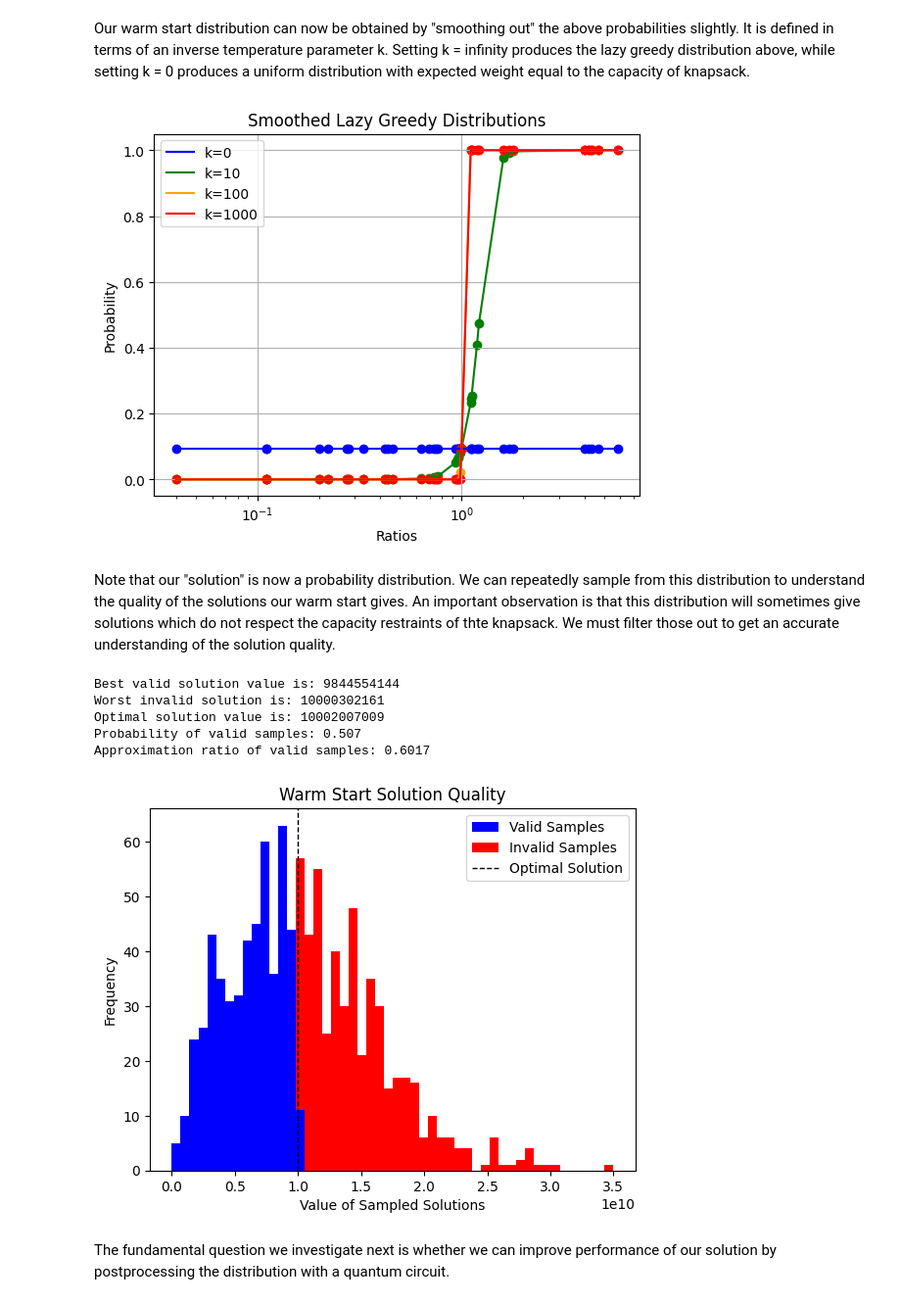
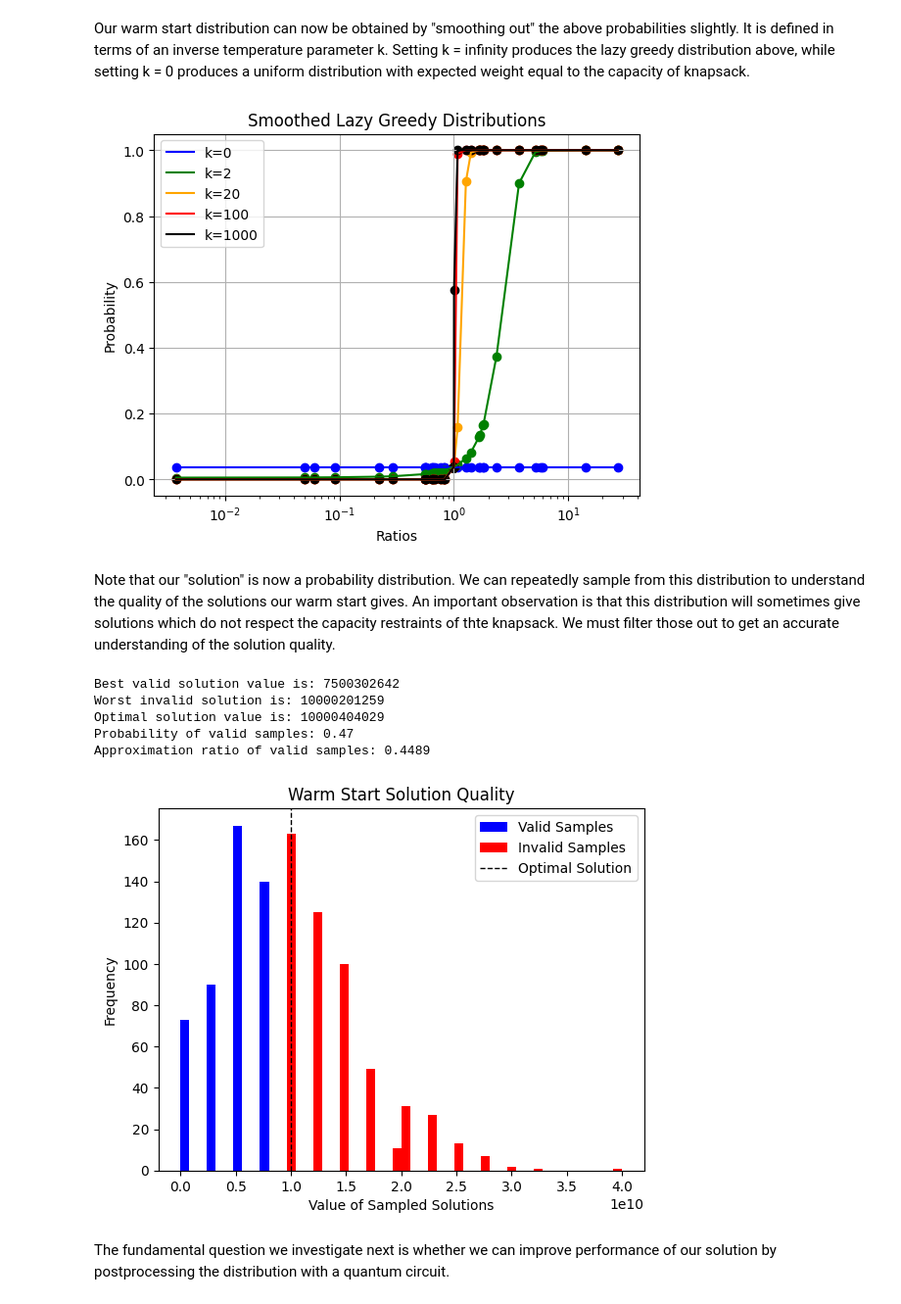
Before and after one commit to jhoule42/xQAOA_unit_commitment, a Jupyter notebook: demo.ipynb, the cells around one changed output. Shown at 98% size. Drawn from its saved outputs; the diff is of its cells as text; code cells hidden in the pictures.

```diff
--- a/demo.ipynb
+++ b/demo.ipynb
@@ -16,12 +16,12 @@ from scripts.utils.generate_problem_instances import get_knapsack_instance
 
 n, weights, values, capacity, frac= get_knapsack_instance(
     profit=False,
-    inversely_strongly_correlated=True,
+    inversely_strongly_correlated=False,
     random_ratio=False,
     use_hard_data=True,
     real_dataset_name="Hard",
     num_hard_instances=20,
-    instance_index= 10,
+    instance_index= 3,
     n=100,
     d=3,
     frac=0.09
@@ -89,8 +114,8 @@ Now lets solve the problem with Gurobi and plot the optimal solution.
 # %%
 # Solve the knapsack problem using Gurobi
 result_gurobi = gurobi_knapsack_solver(values, weights, capacity, verbose=False,
-                                        optimality_gap=1e-3,
-                                        feasibility_tolerance=1e-3)
+                                        optimality_gap=1e-20,
+                                        feasibility_tolerance=1e-9)
 
 optimal_value = result_gurobi['total_value']
 optimal_weight = result_gurobi['total_weight']
@@ -246,8 +271,8 @@ def construct_smoothed_lazy_greedy_distribution(weights, values, capacity, inv_t
     return 1 / (1 + (uniform_probability - 1) * np.exp(-inv_temp * (ratios - cutoff_ratio)))
 
 # Lets plot some solutions for different values of k
-k_values = [0, 10, 100, 1000]
-colours = ['blue', 'green', 'orange', 'red']
+k_values = [0, 2, 20, 100, 1000]
+colours = ['blue', 'green', 'orange', 'red', 'black']
 plt.figure()
 for i in range(len(k_values)):
     smoothed_distribution = construct_smoothed_lazy_greedy_distribution(weights, values, capacity, k_values[i])
@@ -263,46 +288,46 @@ plt.legend()
 plt.grid(True)
 plt.show()
 # %% [output]
-[figure, old version]
+[figure, new version]
 # %% [markdown]
 Note that our "solution" is now a probability distribution. We can repeatedly sample from this distribution to understand the quality of the solutions our warm start gives. An important observation is that this distribution will sometimes give solutions which do not respect the capacity restraints of thte knapsack. We must filter those out to get an accurate understanding of the solution quality.
 # %%
 # Pick k = 10 since it gives a gives a good balance between the uniform and lazy greedy distributions.
-k = 10
+k = 2
 smoothed_distribution = construct_smoothed_lazy_greedy_distribution(weights, values, capacity, k)
 
 # Now sample from this distribtion
 num_samples = 1000
 samples = np.random.rand(num_samples, len(weights)) < smoothed_distribution
 total_values = np.sum(samples * values, axis=1)
 total_weights = np.sum(samples * weights, axis=1)
 valid_samples = total_weights <= capacity
 
 # Some nice to have statistics
 probability_valid = np.sum(valid_samples) / num_samples
 approxmation_ratio_of_valid = np.mean(total_values[valid_samples]) / optimal_value
 
 # Lets make a histogram showing the total value of the samples
 plt.figure()
 plt.hist([total_values[valid_samples],total_values[~valid_samples]], bins=50, stacked = True, color=['blue','red'], label=['Valid Samples', 'Invalid Samples'])
 plt.axvline(optimal_value, color='black', linestyle='dashed', linewidth=1, label='Optimal Solution')
 plt.title('Warm Start Solution Quality')
 plt.xlabel('Value of Sampled Solutions')
 plt.ylabel('Frequency')
 plt.legend()
 
 print(f"Best valid solution value is: {np.max(total_values[valid_samples])}")
 print(f"Worst invalid solution is: {np.min(total_values[~valid_samples])}")
 print(f"Optimal solution value is: {optimal_value}")
 print(f"Probability of valid samples: {probability_valid}")
 print(f"Approximation ratio of valid samples: {approxmation_ratio_of_valid:.4f}")
 # %% [output]
-Best valid solution value is: 9844554144
-Worst invalid solution is: 10000302161
-Optimal solution value is: 10002007009
-Probability of valid samples: 0.507
-Approximation ratio of valid samples: 0.6017
+Best valid solution value is: 7500302642
+Worst invalid solution is: 10000201259
+Optimal solution value is: 10000404029
+Probability of valid samples: 0.47
+Approximation ratio of valid samples: 0.4489
-[figure, old version]
+[figure, new version]
 # %% [markdown]
 The fundamental question we investigate next is whether we can improve performance of our solution by postprocessing the distribution with a quantum circuit.
 # %% [markdown]
```
Also changed, not shown: parts of 24 cells of this notebook, 5 other files.
